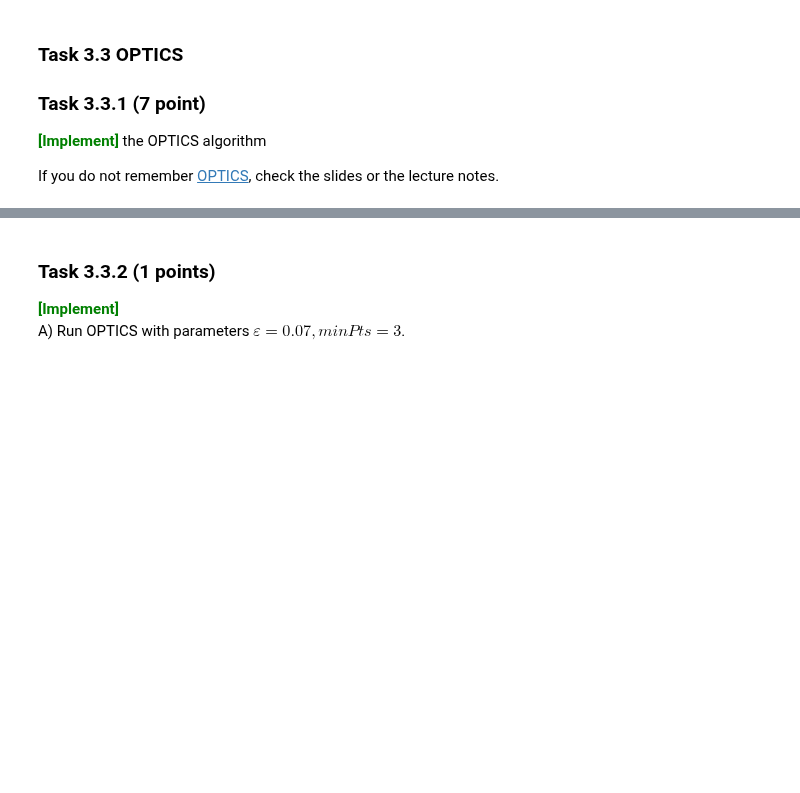
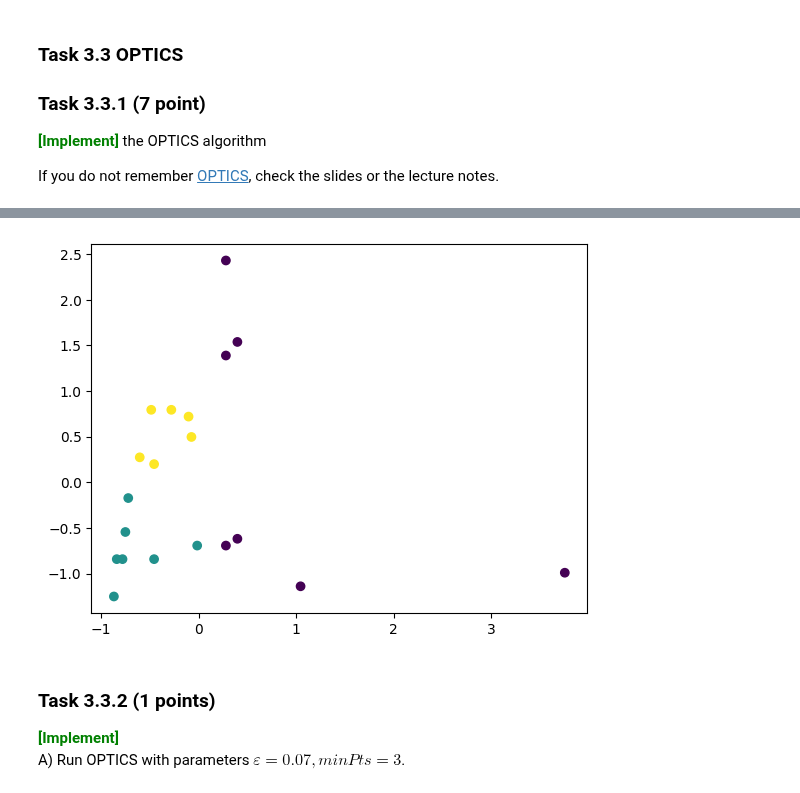
Before and after one commit to Joac1137/dm2023-exercises, a Jupyter notebook: handins/handin1.ipynb, the cells around one changed output, grey strips where cells are left out. Cells and saved outputs as stored; diff of their text form; code cells hidden in the pictures; blank space fills up the shorter version.

Commit message:
First draft of optics

```diff
--- a/handins/handin1.ipynb
+++ b/handins/handin1.ipynb
@@ -1063,17 +1057,100 @@ If you do not remember [OPTICS](https://en.wikipedia.org/wiki/OPTICS_algorithm),
 def L2_norm(x, y):
     return np.sqrt(np.sum((x-y)**2))
 
+D = X_scaled
+core_points = []
+neighbors = dict()
+
+def core_dist(x,eps,min_samples):
+    N_x = neighbors[x]
+    if len(N_x) >= min_samples:
+        return N_x[min_samples-1][1]
+    else:
+        return None
+
+
 def rdist(x,y,eps,min_samples):
     ### YOUR CODE HERE
     rdis = 0
-
-
+    if len(neighbors[x]) < min_samples:
+        return None
+    else:
+        dist_x_y = L2_norm(D[x],D[y])
+        core_dist_x = core_dist(x,eps,min_samples)
+        if core_dist_x is None:
+            return dist_x_y
+        rdis= max(core_dist_x, dist_x_y)
     ### YOUR CODE HERE
     return rdis
 
+
 def optics(X, eps, min_samples):
+    setup(X,eps,min_samples)
+    clusters = []
     ### YOUR CODE HERE
+    res = []
+    processed = [False for x in X]
+    reachability_distance = [float('inf') for x in range(len(X))]
+    for p in range(len(X)):
+        N_p = neighbors[p]
+        processed[p] = True
+        res.append(p)
+        if core_dist(p,eps,min_samples) is not None:
+            Seeds = []
+            update(N_p,p,Seeds, eps,min_samples,processed,reachability_distance)
+            for q in Seeds:
+                q_i = q[0]
+                N_q = neighbors[q_i]
+                processed[q_i] = True
+                res.append(q_i)
+                if core_dist(q_i,eps,min_samples) is not None:
+                    update(N_q,q_i, Seeds, eps, min_samples, processed, reachability_distance)
 
 
+    print([(p,reachability_distance[p]) for p in range(len(X))])
     ### YOUR CODE HERE
     return clusters
+
+
+def update(N,p, Seeds: list, eps, min_samples,processed,reachability_distances):
+    for u in N:
+        o = int(u[0])
+
+        if not processed[o]:
+            new_reach_dist = rdist(p,o,eps,min_samples)
+
+            if reachability_distances[o] is None:
+                reachability_distances[o] = new_reach_dist
+                Seeds.append((o,new_reach_dist))
+                Seeds.sort(key=lambda a: a[1])
+            else:
+                if new_reach_dist < reachability_distances[o]:
+                    reachability_distances[o] = new_reach_dist
+                    Seeds = [(o,new_reach_dist) if i[0] == o else i for i in Seeds]
+                    Seeds.sort(key=lambda a: a[1])
+
+
+
+
+
+
+
+def setup(X,eps,min_samples):
+    for i in range(len(X)):
+        x_neighbors = []
+        for j in range(len(X)):
+            dist = L2_norm(X[i],X[j])
+            if dist <= eps:
+                x_neighbors.append((int(j),dist))
+        x_neighbors.sort(key=lambda a: a[1])
+        neighbors[i] = np.array(x_neighbors)
+        if len(x_neighbors) >= min_samples:
+            core_points.append(i)
+
+
+optics(X_scaled,5,5)
+clustering = OPTICS(max_eps=5 ,min_samples=5).fit(X_scaled)
+print("Sklearn", clustering.reachability_)
+print("Labels", clustering.labels_)
+plt.scatter(X_scaled[:, 0], X_scaled[:, 1], c = clustering.labels_)
+# %% [output]
@@ -1080,3 +1164,4 @@ def optics(X, eps, min_samples):
+[figure, added]
 # %% [markdown]
 ### Task 3.3.2 (1 points)
 
```
Also changed, not shown: parts of 4 cells of this notebook.
